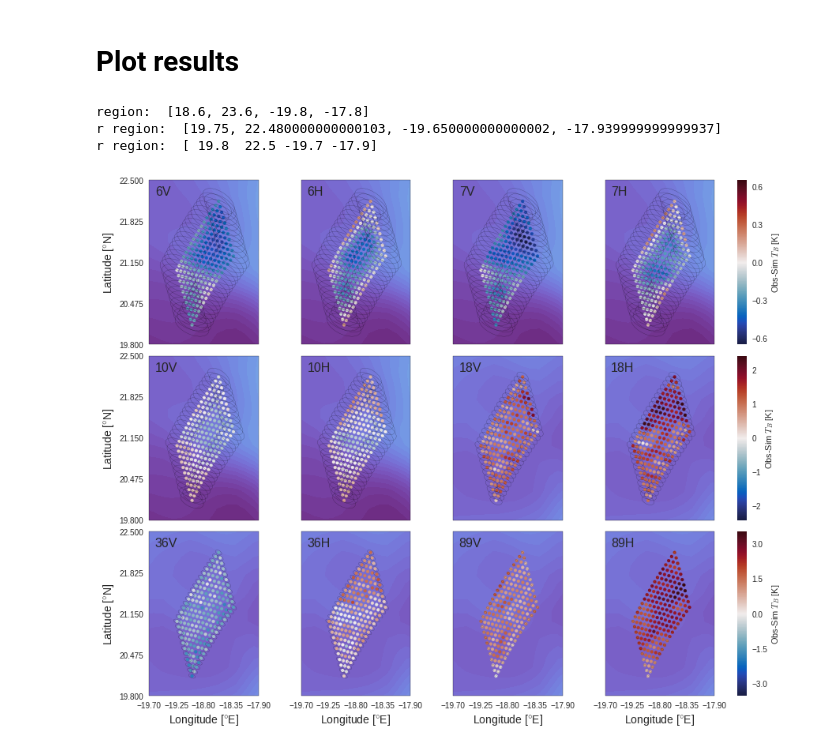
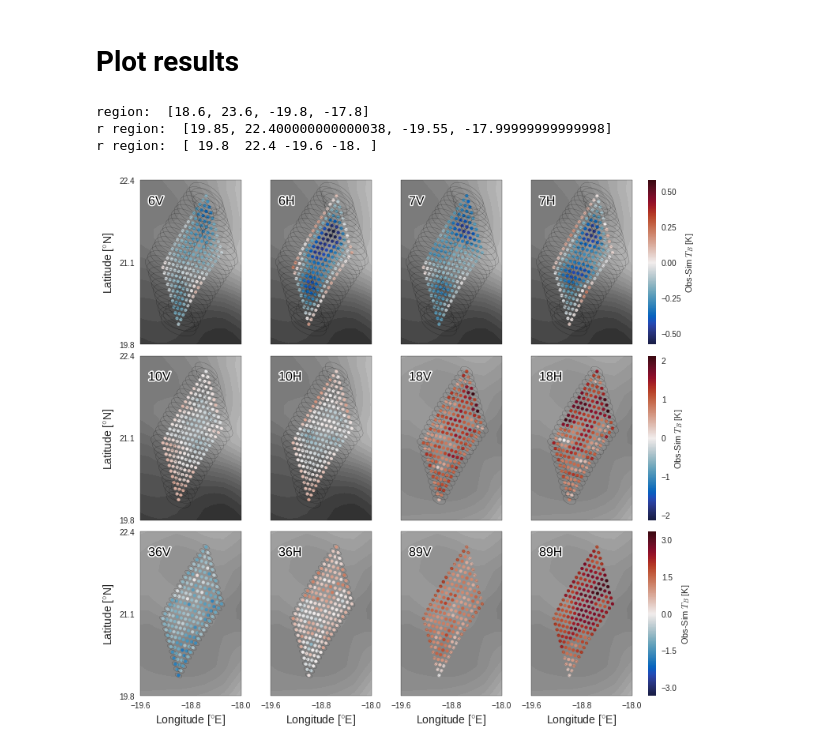
Before and after one commit to cheesetarian/amsr2_var, a Jupyter notebook: am2_mvar/retrieval_real_scenes.ipynb, the cells around one changed output. Drawn from its saved outputs; the diff is of its cells as text; code cells hidden in the pictures.

Commit message:
small changes, mostly plotting

```diff
--- a/am2_mvar/retrieval_real_scenes.ipynb
+++ b/am2_mvar/retrieval_real_scenes.ipynb
@@ -58,15 +59,15 @@ fsub = np.array([0,1,2,3,5,6])
 sfsub= str("frs")+"".join(map(str,fsub)) #  string of frequencies (for plot outputs)
 
 # if decorrelations lengths less than .1 -> diagonal Sx matrix
-deco_sst = .5  # SST decorrelation length of a priori [deg] -- set to near-zero if wanting none
-deco_wsp = .5  # wind decorrelation length of a priori [deg]
+deco_sst = 1.0  # SST decorrelation length of a priori [deg] -- set to near-zero if wanting none
+deco_wsp = 1.0  # wind decorrelation length of a priori [deg]
 sv = True      # whether or not to save output plots
 
 nrvar    =   2   # number of retrieval variables, 1 will be SST only, 2 for SST+windspeed
 
 angfac   =   6   # angular samples per degree or between pix (good value depends on freqs used)
-sx_sst   = 1.0   # a priori std deviation for SST
-sx_wsp   = 1.0   # a priori std deviation for wind speed (if nrvar > 1)
+sx_sst   = 2.0   # a priori std deviation for SST
+sx_wsp   = 2.0   # a priori std deviation for wind speed (if nrvar > 1)
 #xcorr    = 0.0   # cross correlation between SST and wind speed -- not currently used (sparse matrix faster)
 #  note: for speed, the angular grid is the biggest limiting factor, so if using low frequencies only
 
@@ -76,7 +77,7 @@ nedt = np.array([0.34, 0.43, 0.7, 0.7, 0.6, 0.7, 1.2])[fsub] # from published NE
 npol     =  2    # number of polarizations considered (2=V/H both, 1=intensity only)
 
 # retrieval grid resolution (set down below)
-r_resa, r_reso = 0.04, 0.04
+r_resa, r_reso = 0.05, 0.05
 
 # plot version (end of plot filenames):    ## assumes decorrelation, prior, rgrid dimensions are same for both
 pv = scene+'_ap'+str(round(sx_sst*10))+'-'+str(round(deco_sst*10))+'d_'+\
@@ -1341,30 +1343,32 @@ plt.show()
 
 projj = ccrs.PlateCarree()
 inn =  0.5
+rinn= 0.0
+if scene=='canary': rinn = 0.1
 reg = [np.min(la_grid)+inn, np.max(la_grid)-inn,
            np.min(lo_grid)+inn, np.max(lo_grid)-inn]
-rreg = [np.min(r_lat), np.max(r_lat),
-           np.min(r_lon), np.max(r_lon)]
+rreg = [np.min(r_lat)+rinn, np.max(r_lat)-rinn,
+           np.min(r_lon)+rinn, np.max(r_lon)-rinn]
 print('region: ',reg)
 print('r region: ',rreg)
 rreg = np.round(rreg,1)
 print('r region: ',rreg)
 # %% [output]
 region:  [18.6, 23.6, -19.8, -17.8]
-r region:  [19.75, 22.480000000000103, -19.650000000000002, -17.939999999999937]
-r region:  [ 19.8  22.5 -19.7 -17.9]
+r region:  [19.85, 22.400000000000038, -19.55, -17.99999999999998]
+r region:  [ 19.8  22.4 -19.6 -18. ]
 # %%
 plt.style.use('seaborn')
 
-ydif_figsize = [14,12]
-if scene=='aus': ydif_figsize = [18,8]
+ydif_figsize = [12,12]
+if scene=='aus': ydif_figsize = [16,8]
 f2 = plt.figure(figsize=ydif_figsize)
 
 #f, ax_tb = plt.subplots(nrows=int(np.ceil(nf/2)), ncols=4, figsize=ydif_figsize,
 #                        subplot_kw=dict(projection=projj), sharex=True, sharey=True)
 topl = 0
-nx,ny = 5,5
-ceem1 = cmo.dense
+nx,ny = 3,3
+ceem1 = 'Greys' #cmo.dense
 ceem  = cmo.balance #thermal
 kd = np.array([[0,1,2,3],[4,5,6,7],[8,9,10,11]]) # lazy coding, row indexing
 gs = gridspec.GridSpec(3, 5, width_ratios = [1,1,1,1,.06])
@@ -1381,37 +1385,40 @@ for k in range(nf*2):
 
     ax_tb = plt.subplot(gs[kx,ky], projection=projj)
     if k > 5: topl=1   # so plot contours of SST for first 6 panels, WSP for last 6
-    thenorm1=plt.Normalize(vmin = np.min(xretr[topl,:,:])-3, vmax = np.max(xretr[topl,:,:])+3)
+    thenorm1=plt.Normalize(vmin = np.min(xretr[topl,:,:])-2, vmax = np.max(xretr[topl,:,:])+2)
     #bb= ax.pcolormesh(lon_grid,lat_grid,s_data[0,:,:],norm=thenorm1, # so SST
     bb= ax_tb.contourf(ws.lon_grid,ws.lat_grid,s_data[topl,:,:], 30, norm=thenorm1,
                  transform=ccrs.PlateCarree(), cmap=ceem1)
     ax_tb.set_extent([rreg[2],rreg[3],rreg[0],rreg[1]])
     ax_tb.coastlines(resolution='10m')
 
     for e in ell_lo[:]:
         ax_tb.add_artist(e)
 
     vmin, vmax = -np.max(np.abs(dif_tb[:,:,kd[kx,:]])), np.max(np.abs(dif_tb[:,:,kd[kx,:]]))
     thenorm = plt.Normalize(vmin=vmin,vmax=vmax)
     sct = ax_tb.scatter( arts_pos[:,:,1], arts_pos[:,:,0], s=15.0, c=dif_tb[:,:,k], marker='o', \
                 transform=ccrs.PlateCarree(), alpha=1.0, cmap=ceem, norm=thenorm);
-    ax_tb.text(rreg[2]+.10, rreg[1]-.25, ch_str[k], fontsize=fs+2)
+    txt = ax_tb.text(0.08, .85, ch_str[k], fontsize=fs+2, color='black', transform=ax_tb.transAxes)
+    #txt = ax_tb.text(rreg[2]+.20, rreg[1]-.35, ch_str[k], fontsize=fs+2, color='black')
+    txt.set_path_effects([path_effects.Stroke(linewidth=3, foreground='white'),
+                       path_effects.Normal()])
 
     if ky==0:
         ax_tb.set_yticks( np.linspace(rreg[0],rreg[1], ny) )
         ax_tb.set_ylabel( 'Latitude [$\degree$N]',fontsize=fs)
     if kx==2:
         ax_tb.set_xticks( np.linspace(rreg[2],rreg[3], nx) )
         ax_tb.set_xlabel( 'Longitude [$\degree$E]',fontsize=fs)
     if ky==3: # end of row, create colorbar for row:
         cb1 = plt.colorbar(sct, cax=plt.subplot(gs[kx,4]), label='Obs-Sim $T_B$ [K]', shrink=.8,
            norm=plt.Normalize(vmin=-np.max(np.abs(dif_tb[:,:,kd[kx,:]])), vmax=np.max(np.abs(dif_tb[:,:,kd[kx,:]]))) )
         cb1.locator = ticker.MaxNLocator(nbins=5)
         cb1.update_ticks()
 
 plt.subplots_adjust( wspace=.03,hspace=.07) #, right=.9)
-if sv: plt.savefig('img2/ydif_'+pv+'.png',bbox_inches='tight',dpi=220)
+if sv: plt.savefig('imgr/ydif_'+pv+'.png',bbox_inches='tight',dpi=220)
 plt.show()
 # %% [output]
-[figure, old version]
+[figure, new version]
 # %%
```
Also changed, not shown: parts of 16 cells of this notebook, 1 other file.
